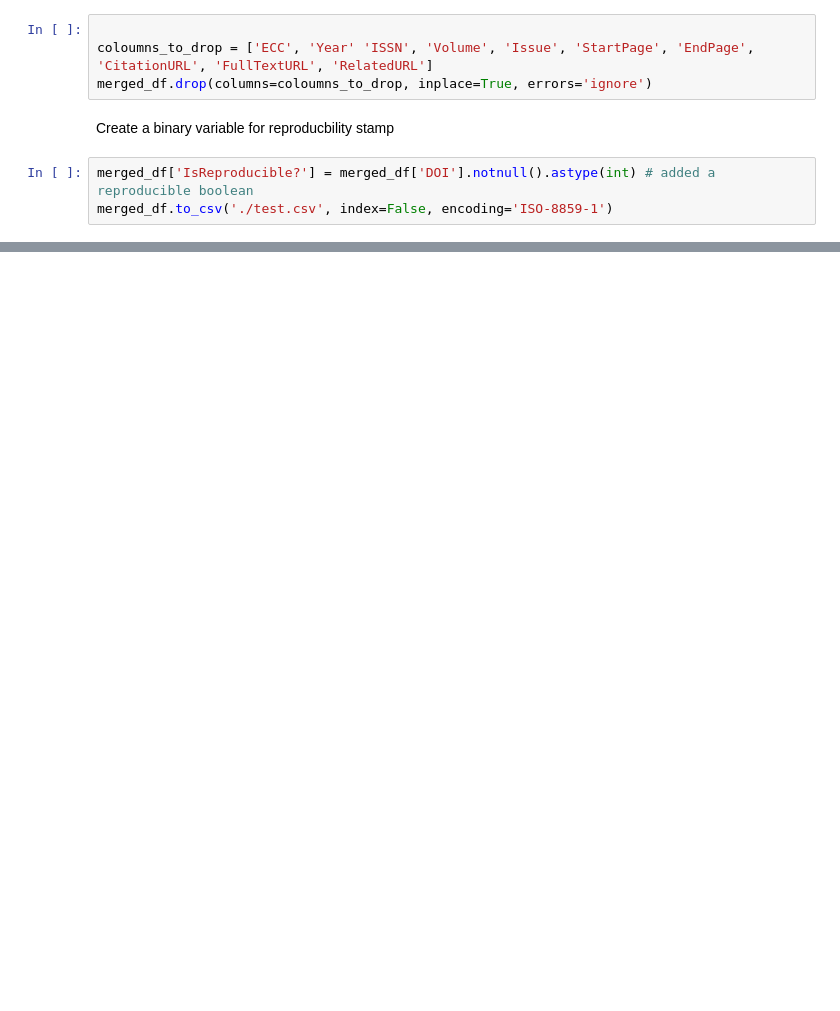
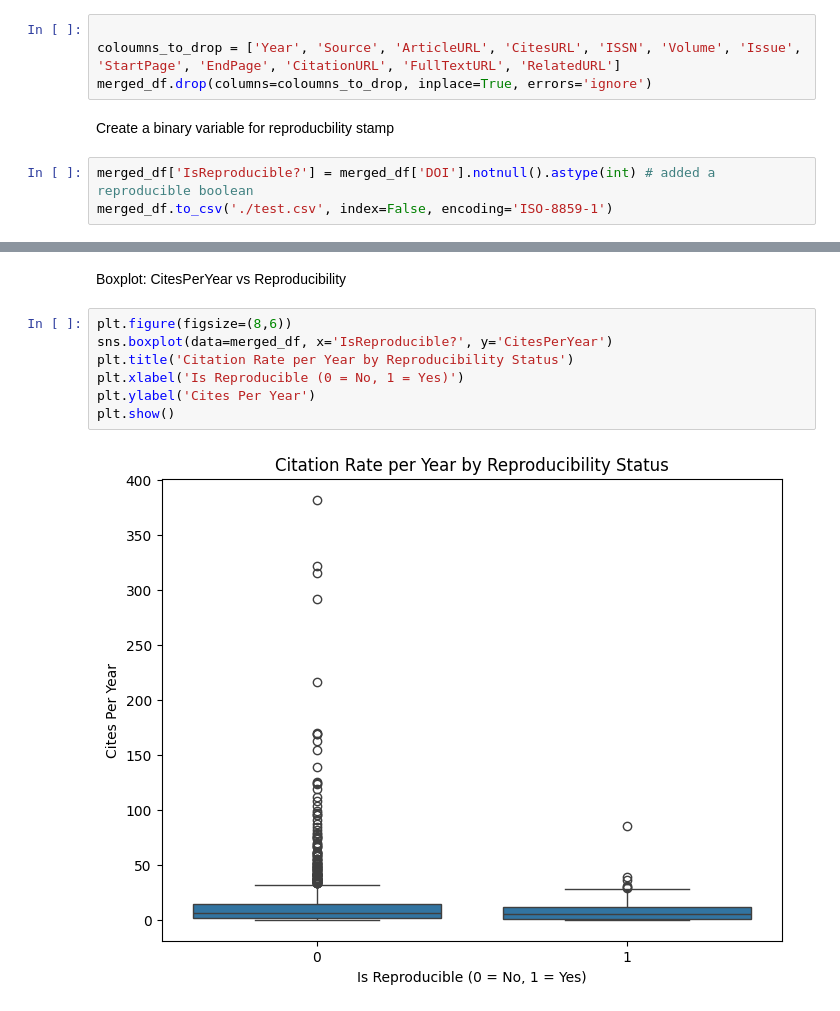
Before and after one commit to senuthcode/Professional-Learning-Goal-, a Jupyter notebook: notebooks/analysis.ipynb, the cells around one changed output, grey strips where cells are left out. Saved outputs shown, nothing was run; the diff lists cells and outputs as text; blank space fills up the shorter version.

Commit message:
Updated visualizations

```diff
--- a/notebooks/analysis.ipynb
+++ b/notebooks/analysis.ipynb
@@ -55,7 +55,7 @@ plt.show()
 Remove coloumns with no futher use
 # %%
 
-coloumns_to_drop = ['ECC', 'Year' 'ISSN', 'Volume', 'Issue', 'StartPage', 'EndPage', 'CitationURL', 'FullTextURL', 'RelatedURL']
+coloumns_to_drop = ['Year', 'Source', 'ArticleURL', 'CitesURL', 'ISSN', 'Volume', 'Issue', 'StartPage', 'EndPage', 'CitationURL', 'FullTextURL', 'RelatedURL']
 merged_df.drop(columns=coloumns_to_drop, inplace=True, errors='ignore')
 # %% [markdown]
 Create a binary variable for reproducbility stamp
@@ -114,0 +158,11 @@ merged_df.nunique() # checking for unique values
+# %% [markdown]
+Boxplot: CitesPerYear vs Reproducibility
+# %%
+plt.figure(figsize=(8,6))
+sns.boxplot(data=merged_df, x='IsReproducible?', y='CitesPerYear')
+plt.title('Citation Rate per Year by Reproducibility Status')
+plt.xlabel('Is Reproducible (0 = No, 1 = Yes)')
+plt.ylabel('Cites Per Year')
+plt.show()
+# %% [output]
+[figure, added]
```
Also changed, not shown: parts of 15 cells of this notebook, 3 other files.
